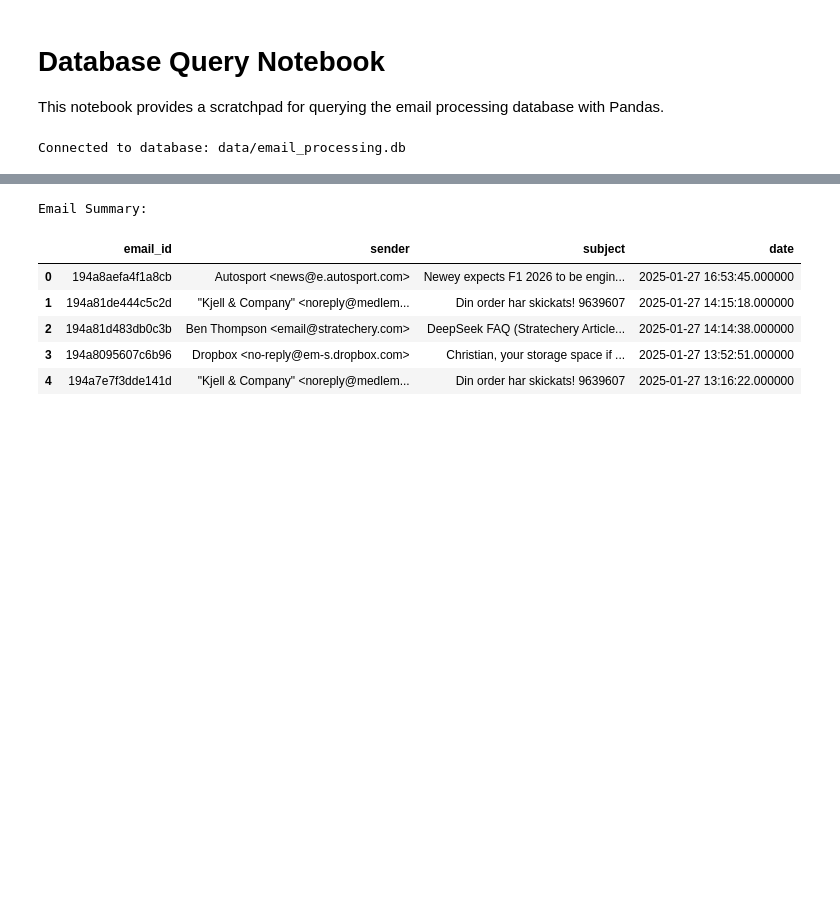
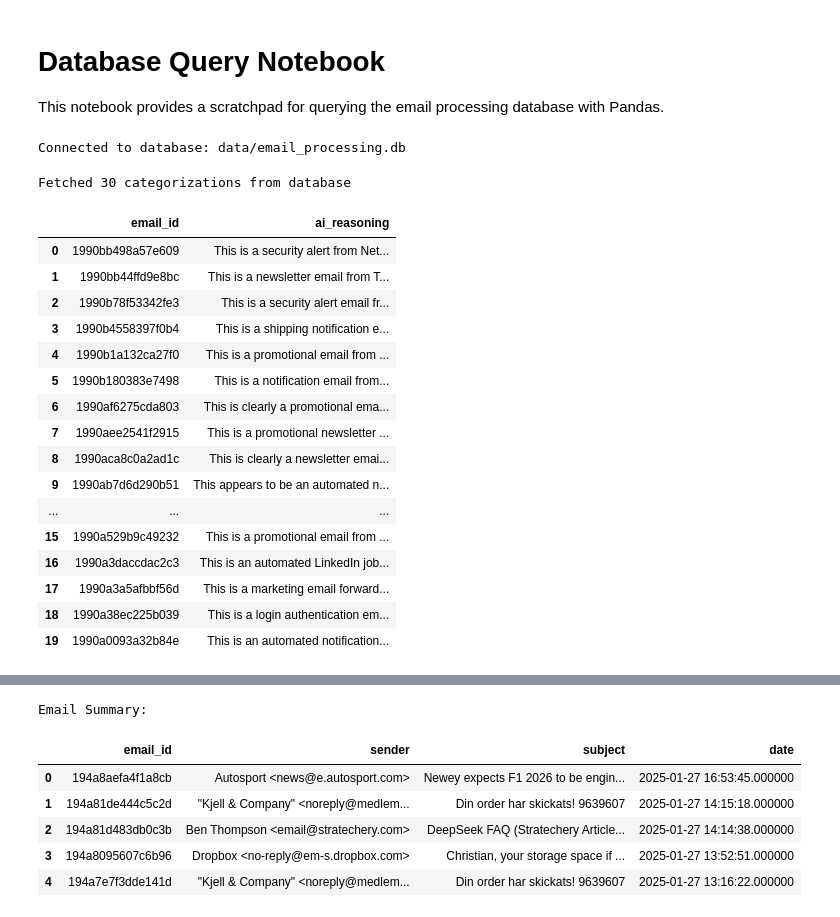
Before and after one commit to userchallenge/gmail-invoice-agent, a Jupyter notebook: database_query_notebook.ipynb, the cells around one changed output, grey strips where cells are left out. Cells and saved outputs as stored; diff of their text form; code cells hidden in the pictures; blank space fills up the shorter version.

```diff
--- a/database_query_notebook.ipynb
+++ b/database_query_notebook.ipynb
@@ -19,6 +19,49 @@ connection = db_manager.get_connection()
 print(f"Connected to database: {db_manager.db_path}")
 # %% [output]
 Connected to database: data/email_processing.db
+# %%
+import textwrap
+
+pd.set_option("display.max_colwidth", None)
+# Fetch all emails from the emails table
+query = "SELECT * FROM categorizations"
+categorizations_df = pd.read_sql(query, connection)
+
+
+# def wrap_column(categorizations_df, col, width=80):
+#     categorizations_df[col] = categorizations_df[col].apply(
+#         lambda x: "\n".join(textwrap.wrap(str(x), width))
+#     )
+#     return categorizations_df
+
+
+# # Usage:
+# categorizations_df = wrap_column(categorizations_df, "ai_reasoning", width=80)
+
+
+print(f"Fetched {len(categorizations_df)} categorizations from database")
+categorizations_df.sort_values(by="created_at", ascending=True)[
+    ["email_id", "ai_reasoning"]
+].head(20)
+# %% [output]
+Fetched 30 categorizations from database
+|  | email_id | ai_reasoning |
+| 0 | 1990bb498a57e609 | This is a security alert from Net... |
+| 1 | 1990bb44ffd9e8bc | This is a newsletter email from T... |
+| 2 | 1990b78f53342fe3 | This is a security alert email fr... |
+| 3 | 1990b4558397f0b4 | This is a shipping notification e... |
+| 4 | 1990b1a132ca27f0 | This is a promotional email from ... |
+| 5 | 1990b180383e7498 | This is a notification email from... |
+| 6 | 1990af6275cda803 | This is clearly a promotional ema... |
+| 7 | 1990aee2541f2915 | This is a promotional newsletter ... |
+| 8 | 1990aca8c0a2ad1c | This is clearly a newsletter emai... |
+| 9 | 1990ab7d6d290b51 | This appears to be an automated n... |
+| ... | ... | ... |
+| 15 | 1990a529b9c49232 | This is a promotional email from ... |
+| 16 | 1990a3daccdac2c3 | This is an automated LinkedIn job... |
+| 17 | 1990a3a5afbbf56d | This is a marketing email forward... |
+| 18 | 1990a38ec225b039 | This is a login authentication em... |
+| 19 | 1990a0093a32b84e | This is an automated notification... |
 # %%
 # Fetch all emails from the emails table
 query = "SELECT * FROM emails"
```
Also changed, not shown: parts of 2 cells of this notebook, 2 other files.
